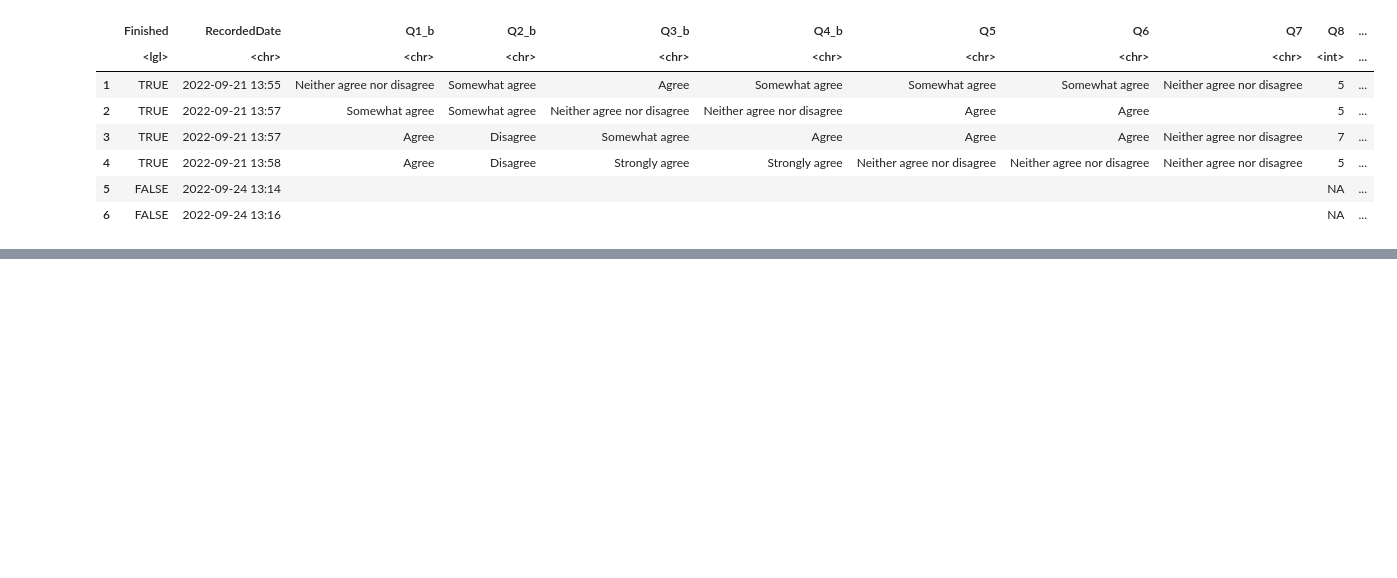
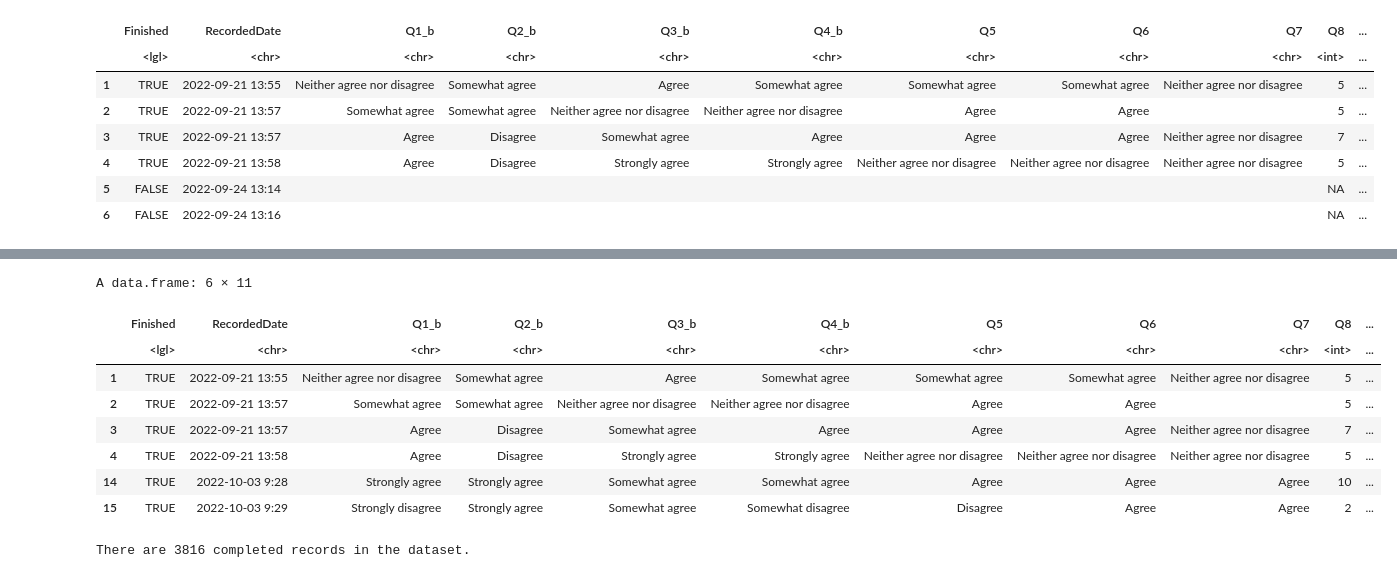
Before and after one commit to pokwir/Jack-Talk-Surveys, a Jupyter notebook: code/data_cleaning.ipynb, the cells around one changed output, grey strips where cells are left out. Saved outputs shown, nothing was run; the diff lists cells and outputs as text; code cells hidden in the pictures; blank space fills up the shorter version.

```diff
--- a/code/data_cleaning.ipynb
+++ b/code/data_cleaning.ipynb
@@ -228,0 +212,16 @@ Unique non-blank values for column: RecordedDate
+# %%
+df_post <- df_post[df_post$Finished == TRUE, ]
+head(df_post)
+# print number of complete records in the dataset
+cat("There are", nrow(df_post), "completed records in the dataset.")
+# %% [output]
+A data.frame: 6 × 11
+|  | Finished | RecordedDate | Q1_b | Q2_b | Q3_b | Q4_b | Q5 | Q6 | Q7 | Q8 | ... |
+|  | <lgl> | <chr> | <chr> | <chr> | <chr> | <chr> | <chr> | <chr> | <chr> | <int> | ... |
+| 1 | TRUE | 2022-09-21 13:55 | Neither agree nor disagree | Somewhat agree | Agree | Somewhat agree | Somewhat agree | Somewhat agree | Neither agree nor disagree | 5 | ... |
+| 2 | TRUE | 2022-09-21 13:57 | Somewhat agree | Somewhat agree | Neither agree nor disagree | Neither agree nor disagree | Agree | Agree |  | 5 | ... |
+| 3 | TRUE | 2022-09-21 13:57 | Agree | Disagree | Somewhat agree | Agree | Agree | Agree | Neither agree nor disagree | 7 | ... |
+| 4 | TRUE | 2022-09-21 13:58 | Agree | Disagree | Strongly agree | Strongly agree | Neither agree nor disagree | Neither agree nor disagree | Neither agree nor disagree | 5 | ... |
+| 14 | TRUE | 2022-10-03 9:28 | Strongly agree | Strongly agree | Somewhat agree | Somewhat agree | Agree | Agree | Agree | 10 | ... |
+| 15 | TRUE | 2022-10-03 9:29 | Strongly disagree | Strongly agree | Somewhat agree | Somewhat disagree | Disagree | Agree | Agree | 2 | ... |
+There are 3816 completed records in the dataset.
```
Also changed, not shown: parts of 54 cells of this notebook, 1 other file.
